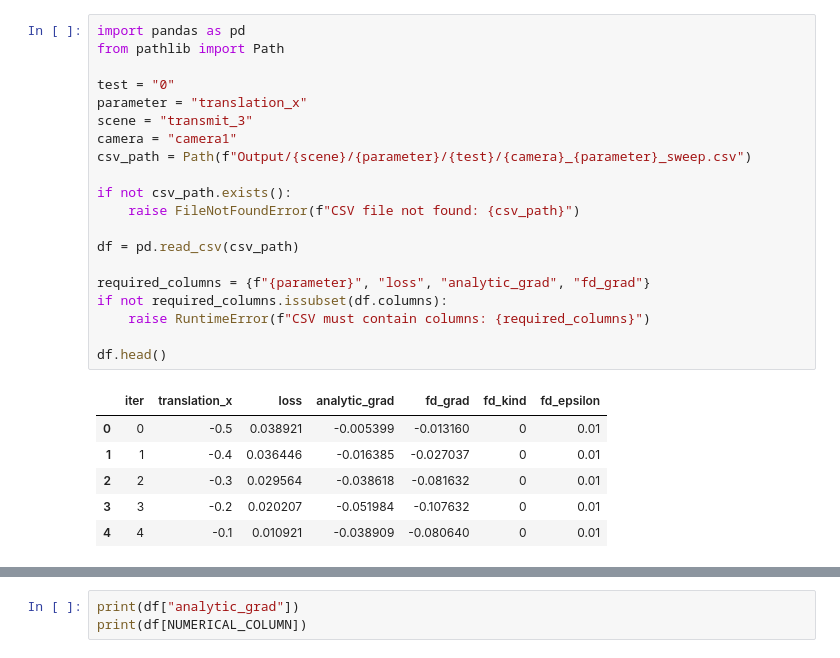
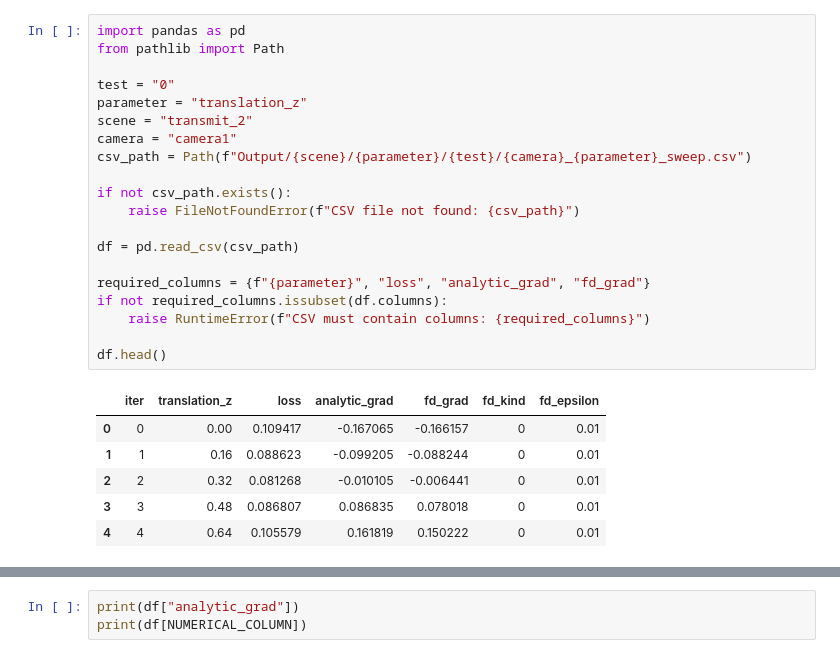
Before and after one commit to M-Gjerde/DifferentiablePointRendering, a Jupyter notebook: python/finite_difference/notebook_scatter.ipynb, the cells around one changed output, grey strips where cells are left out. Cells and saved outputs as stored; diff of their text form.

```diff
--- a/python/finite_difference/notebook_scatter.ipynb
+++ b/python/finite_difference/notebook_scatter.ipynb
@@ -1,30 +1,30 @@
 # %%
 import pandas as pd
 from pathlib import Path
 
 test = "0"
-parameter = "translation_x"
-scene = "transmit_3"
+parameter = "translation_z"
+scene = "transmit_2"
 camera = "camera1"
 csv_path = Path(f"Output/{scene}/{parameter}/{test}/{camera}_{parameter}_sweep.csv")
 
 if not csv_path.exists():
     raise FileNotFoundError(f"CSV file not found: {csv_path}")
 
 df = pd.read_csv(csv_path)
 
 required_columns = {f"{parameter}", "loss", "analytic_grad", "fd_grad"}
 if not required_columns.issubset(df.columns):
     raise RuntimeError(f"CSV must contain columns: {required_columns}")
 
 df.head()
 # %% [output]
-|  | iter | translation_x | loss | analytic_grad | fd_grad | fd_kind | fd_epsilon |
-| 0 | 0 | -0.5 | 0.038921 | -0.005399 | -0.013160 | 0 | 0.01 |
-| 1 | 1 | -0.4 | 0.036446 | -0.016385 | -0.027037 | 0 | 0.01 |
-| 2 | 2 | -0.3 | 0.029564 | -0.038618 | -0.081632 | 0 | 0.01 |
-| 3 | 3 | -0.2 | 0.020207 | -0.051984 | -0.107632 | 0 | 0.01 |
-| 4 | 4 | -0.1 | 0.010921 | -0.038909 | -0.080640 | 0 | 0.01 |
+|  | iter | translation_z | loss | analytic_grad | fd_grad | fd_kind | fd_epsilon |
+| 0 | 0 | 0.00 | 0.109417 | -0.167065 | -0.166157 | 0 | 0.01 |
+| 1 | 1 | 0.16 | 0.088623 | -0.099205 | -0.088244 | 0 | 0.01 |
+| 2 | 2 | 0.32 | 0.081268 | -0.010105 | -0.006441 | 0 | 0.01 |
+| 3 | 3 | 0.48 | 0.086807 | 0.086835 | 0.078018 | 0 | 0.01 |
+| 4 | 4 | 0.64 | 0.105579 | 0.161819 | 0.150222 | 0 | 0.01 |
 # %%
 import matplotlib.pyplot as plt
 
```
Also changed, not shown: parts of 4 cells of this notebook, 4 other files.
